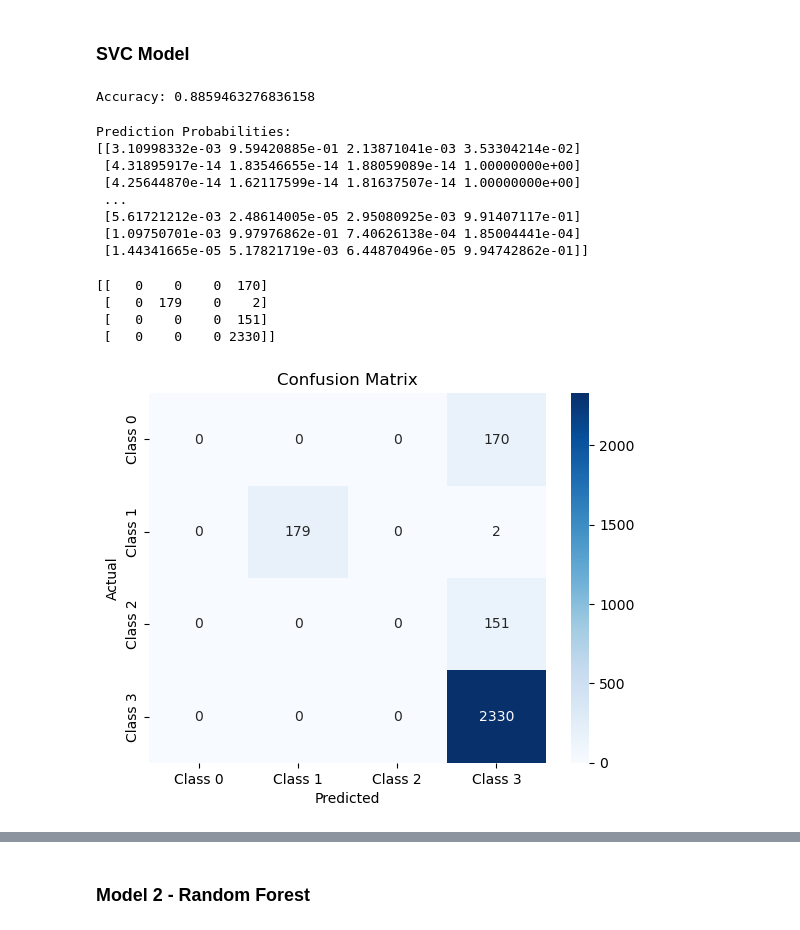
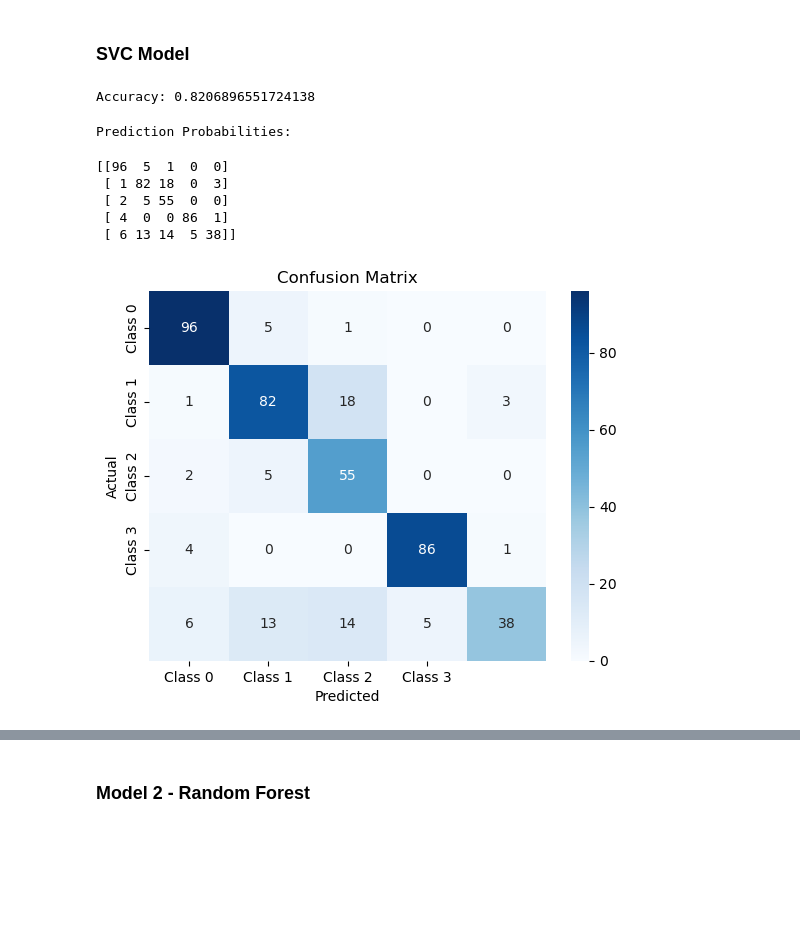
Before and after one commit to Aishwarya-Ubale/YogaPoseDetection, a Jupyter notebook: AnnotationForKeyPointDetection.ipynb, the cells around one changed output, grey strips where cells are left out. Saved outputs shown, nothing was run; the diff lists cells and outputs as text; code cells hidden in the pictures; blank space fills up the shorter version.

Commit message:
Completed Modelling - coding.
Got moderately acceptable results of all the machine learning models.

```diff
--- a/AnnotationForKeyPointDetection.ipynb
+++ b/AnnotationForKeyPointDetection.ipynb
@@ -392,0 +719,2 @@ mpDraw = mp.solutions.drawing_utils
+# %%
+X_train.rename(columns={'Unnamed: 0': 'row_id'}, inplace=True)
@@ -393,48 +723,60 @@ mpDraw = mp.solutions.drawing_utils
+# %%
+X_test.rename(columns={'Unnamed: 0': 'row_id'}, inplace=True)
+# %%
+import pandas as pd
+
+# Assuming 'row_id' is the name of the column to be removed
+
+# Removing 'row_id' from X_train
+X_train = X_train.drop('row_id', axis=1)  # axis=1 specifies column-wise operation
+
+# Removing 'row_id' from X_test
+X_ttest = X_ttest.drop('row_id', axis=1)
+
+# Removing 'row_id' from X_test
+X_test = X_test.drop('row_id', axis=1)
 # %% [markdown]
 ### SVC Model
 # %%
 
-model = SVC(kernel='poly', probability=True)
+# model = SVC(kernel='poly',class_weight='balanced', probability=True,random_state=42)
+# model.fit(X_train,y_train, sample_weight=sample_weights_assigned)
+
+model = SVC(kernel='poly', probability=True,random_state=42)
 model.fit(X_train,y_train)
-predictions = model.predict(X_train)
+
+predictions = model.predict(X_test)
 #actual_labels = test_data['target']
 
 from sklearn.metrics import accuracy_score
-accuracy = accuracy_score(y_train, predictions)
+accuracy = accuracy_score(Y_test, predictions)
 print("Accuracy:", accuracy)
 # %% [output]
-Accuracy: 0.8859463276836158
+Accuracy: 0.8206896551724138
 # %%
-predicted_probabilities = model.predict_proba(X_train)
-
+predicted_probabilities = model.predict_proba(X_test)
 # The result is a 2D array where each row corresponds to a data point and contains the probabilities for each class
 print("Prediction Probabilities:")
-print(predicted_probabilities)
+#print(predicted_probabilities)
 # %% [output]
 Prediction Probabilities:
-[[3.10998332e-03 9.59420885e-01 2.13871041e-03 3.53304214e-02]
- [4.31895917e-14 1.83546655e-14 1.88059089e-14 1.00000000e+00]
- [4.25644870e-14 1.62117599e-14 1.81637507e-14 1.00000000e+00]
- ...
- [5.61721212e-03 2.48614005e-05 2.95080925e-03 9.91407117e-01]
- [1.09750701e-03 9.97976862e-01 7.40626138e-04 1.85004441e-04]
- [1.44341665e-05 5.17821719e-03 6.44870496e-05 9.94742862e-01]]
 # %%
 from sklearn import metrics
 
-confusion_matrix = metrics.confusion_matrix(y_train, predictions)
+confusion_matrix = metrics.confusion_matrix(Y_test, predictions)
 
 print(confusion_matrix)
 
 # Plot confusion matrix using seaborn
 sns.heatmap(confusion_matrix, annot=True, fmt='d', cmap='Blues', xticklabels=['Class 0', 'Class 1', 'Class 2','Class 3'], yticklabels=['Class 0', 'Class 1', 'Class 2','Class 3'])
 plt.xlabel('Predicted')
 plt.ylabel('Actual')
 plt.title('Confusion Matrix')
 plt.show()
 # %% [output]
-[[   0    0    0  170]
- [   0  179    0    2]
- [   0    0    0  151]
- [   0    0    0 2330]]
+[[96  5  1  0  0]
+ [ 1 82 18  0  3]
+ [ 2  5 55  0  0]
+ [ 4  0  0 86  1]
+ [ 6 13 14  5 38]]
-[figure, old version]
+[figure, new version]
```
Also changed, not shown: parts of 50 cells of this notebook.
